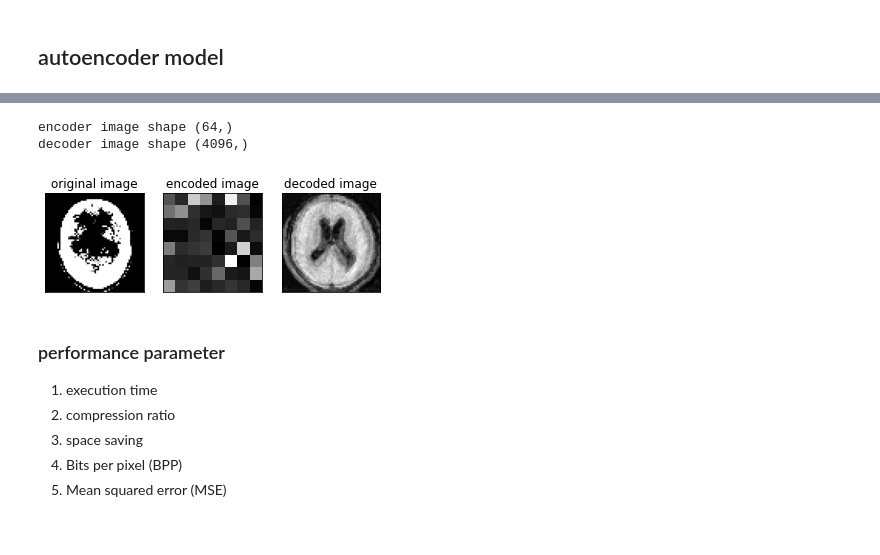
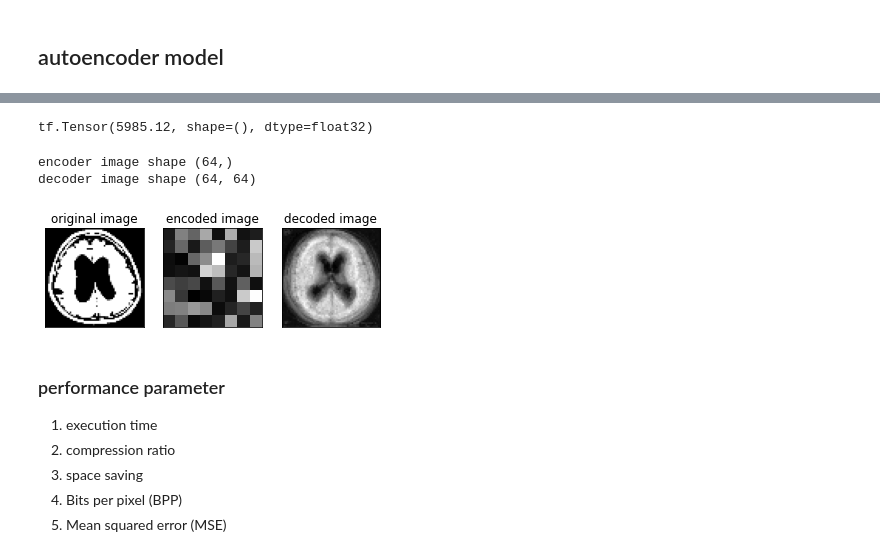
Before and after one commit to tirtharajsinha/Autoencoder_for_image_compression, a Jupyter notebook: Autoencoder.V.2 for image compression using Deep learning.ipynb, the cells around one changed output, grey strips where cells are left out. Saved outputs shown, nothing was run; the diff lists cells and outputs as text; code cells hidden in the pictures.

```diff
--- a/Autoencoder.V.2 for image compression using Deep learning.ipynb
+++ b/Autoencoder.V.2 for image compression using Deep learning.ipynb
@@ -398,7 +375,10 @@ def get_decoder():
     decoder_dense_layer5 = tensorflow.keras.layers.Dense(units=4096, name="decoder_dense_5")(decoder_activ_layer4)
     decoder_activ_layer5 = tensorflow.keras.layers.LeakyReLU(name="decoder_output")(decoder_dense_layer5)
 
-    decoder = tensorflow.keras.models.Model(decoder_input, decoder_activ_layer5, name="decoder_model")
+    # reshaped the image to 64X64
+    decoder_output=tf.keras.layers.Reshape((64,64), input_shape=(4096,))(decoder_activ_layer5)
+
+    decoder = tensorflow.keras.models.Model(decoder_input, decoder_output, name="decoder_model")
 
     return decoder
 
@@ -430,11 +410,14 @@ _________________________________________________________________
 # parameter encoder model and decoder model.
 
 def autoencoder(encoder,decoder):
-    ae_input = tensorflow.keras.layers.Input(shape=(4096), name="AE_input")
+    ae_input = tensorflow.keras.layers.Input(shape=(64,64), name="AE_input")
+
     # encoding the input images
     ae_encoder_output = encoder(ae_input)
     # decoding the encoded image back to original shape
     ae_decoder_output = decoder(ae_encoder_output)
+
+
 
     ae = tensorflow.keras.models.Model(ae_input, ae_decoder_output, name="AE")
     return ae
@@ -486,5 +461,5 @@ print(y_train.shape,y_test.shape)
 %%time
 
 # Training Autoencoder
-ae.fit(x_train, x_train, epochs=30, batch_size=10, shuffle=True, validation_data=(x_test, x_test))
+ae.fit(x_train_org, x_train_org, epochs=50, batch_size=10, shuffle=False, validation_data=(x_test_org, x_test_org))
 # %% [output]
@@ -513,7 +488,7 @@ Wall time: 1min 15s
 
 start_time = time.time()
 
-encoded_images = encoder.predict(x_test)
+encoded_images = encoder.predict(x_test_org)
 encode_time=time.time() - start_time
 decoded_images = decoder.predict(encoded_images)
 # calculating execution time
@@ -534,4 +509,10 @@ Wall time: 603 ms
 (26, 64, 64)
+# %%
+# calculating RMSE of the trained model
+rmse_ae=rmse(x_test_org,decoded_images)
+print(rmse_ae)
+# %% [output]
+tf.Tensor(5985.12, shape=(), dtype=float32)
 # %%
 print("encoder image shape",encoded_images[0].shape)
 print("decoder image shape",decoded_images[0].shape)
@@ -540,40 +521,40 @@ print("decoder image shape",decoded_images[0].shape)
 
 plt.figure()
 plt.subplot(1,3,1)
-sample_id=0
+sample_id=1
 
 
 original_sample=x_test_org[sample_id]
 plt.imshow(original_sample,cmap="gray")
 plt.tick_params(axis="both", which="both",
                 top=False,bottom=False,left=False,right=False,
                 labelbottom=False,labeltop=False,labelleft=False,
                 labelright=False)
 plt.title("original image")
 
 plt.subplot(1,3,2)
 encoded_samples=np.reshape(encoded_images, newshape=(decoded_images.shape[0], 8, 8))
-encoded_sample = np.reshape(encoded_images, newshape=(decoded_images.shape[0], 8, 8))[sample_id]
+encoded_sample = encoded_samples[sample_id]
 plt.imshow(encoded_sample,cmap="gray")
 plt.tick_params(axis="both", which="both",
                 top=False,bottom=False,left=False,right=False,
                 labelbottom=False,labeltop=False,labelleft=False,
                 labelright=False)
 plt.title("encoded image")
 
 plt.subplot(1,3,3)
 decoded_sample=decoded_images_orig[sample_id]
 plt.imshow(decoded_sample,cmap="gray")
 plt.tick_params(axis="both", which="both",
                 top=False,bottom=False,left=False,right=False,
                 labelbottom=False,labeltop=False,labelleft=False,
                 labelright=False)
 plt.title("decoded image")
 plt.show()
 # %% [output]
 encoder image shape (64,)
-decoder image shape (4096,)
+decoder image shape (64, 64)
-[figure, old version]
+[figure, new version]
 # %% [markdown]
 ### performance parameter
 1. execution time
```
Also changed, not shown: parts of 26 cells of this notebook, 2 other files.
